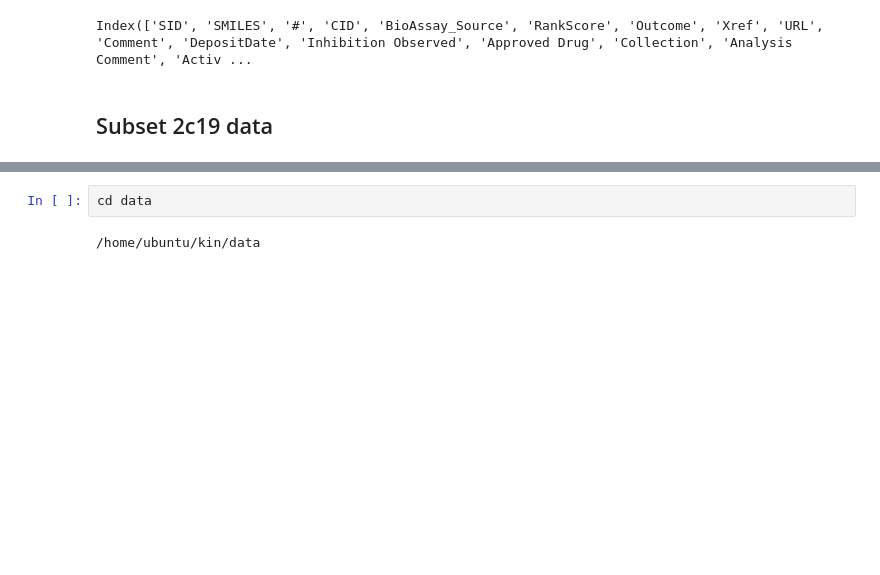
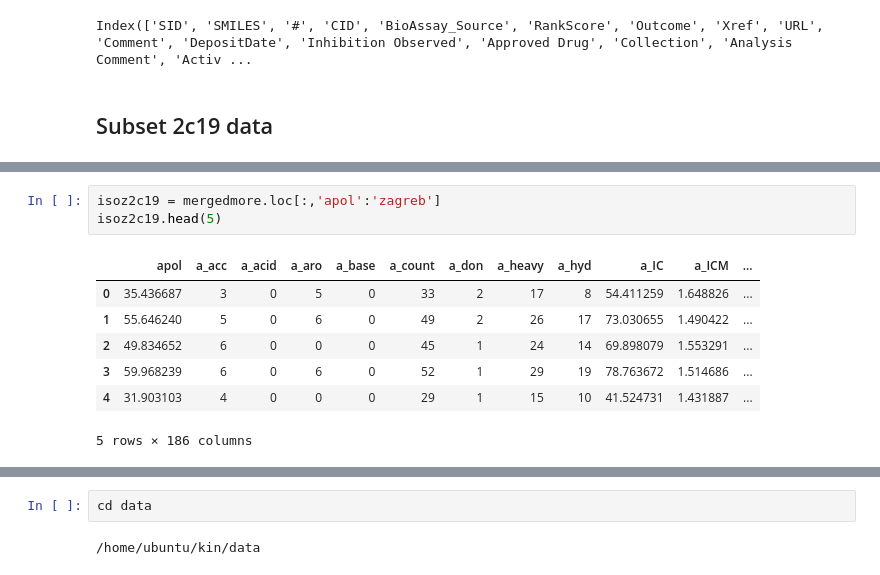
Before and after one commit to 5x5x5x5/kin, a Jupyter notebook: DataCaptureAndScrub.ipynb, the cells around one changed output, grey strips where cells are left out. Cells and saved outputs as stored; diff of their text form; blank space fills up the shorter version.

```diff
--- a/DataCaptureAndScrub.ipynb
+++ b/DataCaptureAndScrub.ipynb
@@ -147,0 +168,11 @@ Index(['SID', 'SMILES', '#', 'CID', 'BioAssay_Source', 'RankScore', 'Outcome', '
+# %%
+isoz2c19 = mergedmore.loc[:,'apol':'zagreb']
+isoz2c19.head(5)
+# %% [output]
+|  | apol | a_acc | a_acid | a_aro | a_base | a_count | a_don | a_heavy | a_hyd | a_IC | a_ICM | ... |
+| 0 | 35.436687 | 3 | 0 | 5 | 0 | 33 | 2 | 17 | 8 | 54.411259 | 1.648826 | ... |
+| 1 | 55.646240 | 5 | 0 | 6 | 0 | 49 | 2 | 26 | 17 | 73.030655 | 1.490422 | ... |
+| 2 | 49.834652 | 6 | 0 | 0 | 0 | 45 | 1 | 24 | 14 | 69.898079 | 1.553291 | ... |
+| 3 | 59.968239 | 6 | 0 | 6 | 0 | 52 | 1 | 29 | 19 | 78.763672 | 1.514686 | ... |
+| 4 | 31.903103 | 4 | 0 | 0 | 0 | 29 | 1 | 15 | 10 | 41.524731 | 1.431887 | ... |
+5 rows × 186 columns
```
Also changed, not shown: parts of 7 cells of this notebook.
